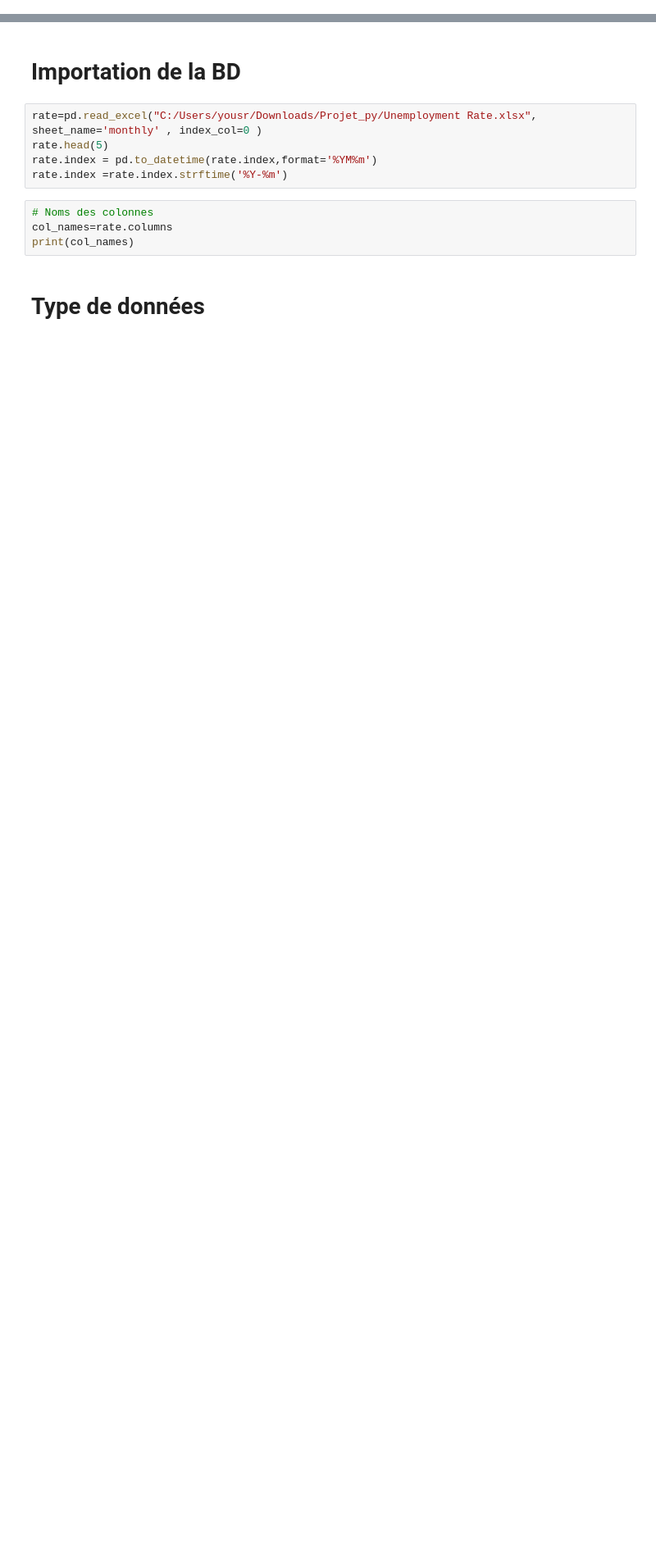
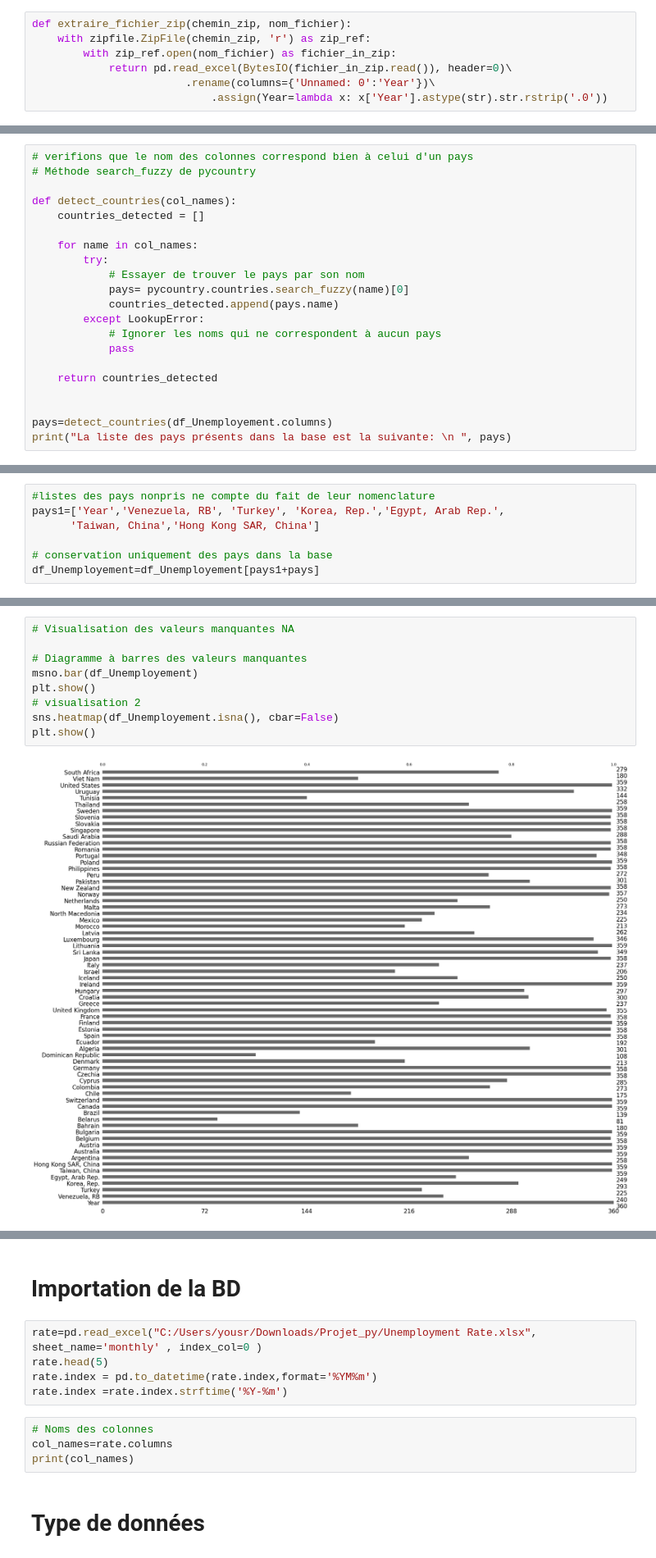
Before and after one commit to Marimar4/Projet-Python, a Jupyter notebook: Préparation_données.ipynb, the cells around one changed output, grey strips where cells are left out. Shown: that part at 82% size. Cells and saved outputs as stored; diff of their text form; blank space fills up the shorter version.

```diff
--- a/Préparation_données.ipynb
+++ b/Préparation_données.ipynb
@@ -21 +40,8 @@ import seaborn as sns
 np.random.seed(123)
+# %%
+def extraire_fichier_zip(chemin_zip, nom_fichier):
+    with zipfile.ZipFile(chemin_zip, 'r') as zip_ref:
+        with zip_ref.open(nom_fichier) as fichier_in_zip:
+            return pd.read_excel(BytesIO(fichier_in_zip.read()), header=0)\
+                        .rename(columns={'Unnamed: 0':'Year'})\
+                            .assign(Year=lambda x: x['Year'].astype(str).str.rstrip('.0'))
@@ -21,0 +161,21 @@ np.random.seed(123)
+# %%
+# verifions que le nom des colonnes correspond bien à celui d'un pays
+# Méthode search_fuzzy de pycountry
+
+def detect_countries(col_names):
+    countries_detected = []
+
+    for name in col_names:
+        try:
+            # Essayer de trouver le pays par son nom
+            pays= pycountry.countries.search_fuzzy(name)[0]
+            countries_detected.append(pays.name)
+        except LookupError:
+            # Ignorer les noms qui ne correspondent à aucun pays
+            pass
+
+    return countries_detected
+
+
+pays=detect_countries(df_Unemployement.columns)
+print("La liste des pays présents dans la base est la suivante: \n ", pays)
@@ -21,0 +212,7 @@ np.random.seed(123)
+# %%
+#listes des pays nonpris ne compte du fait de leur nomenclature
+pays1=['Year','Venezuela, RB', 'Turkey', 'Korea, Rep.','Egypt, Arab Rep.',
+      'Taiwan, China','Hong Kong SAR, China']
+
+# conservation uniquement des pays dans la base
+df_Unemployement=df_Unemployement[pays1+pays]
@@ -21,0 +223,11 @@ np.random.seed(123)
+# %%
+# Visualisation des valeurs manquantes NA
+
+# Diagramme à barres des valeurs manquantes
+msno.bar(df_Unemployement)
+plt.show()
+# visualisation 2
+sns.heatmap(df_Unemployement.isna(), cbar=False)
+plt.show()
+# %% [output]
+[figure, added]
```
Also changed, not shown: parts of 39 cells of this notebook, 1 other file.
